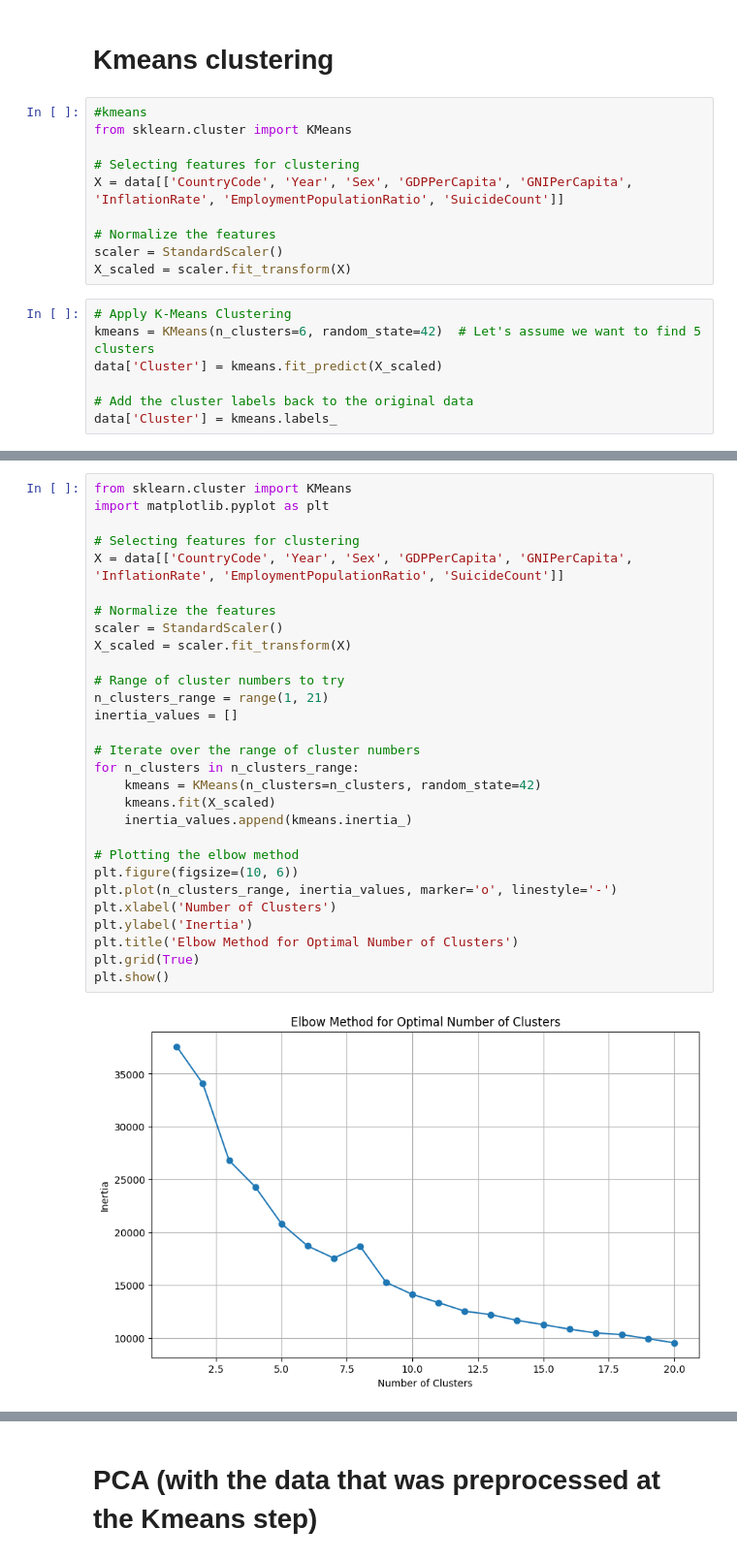
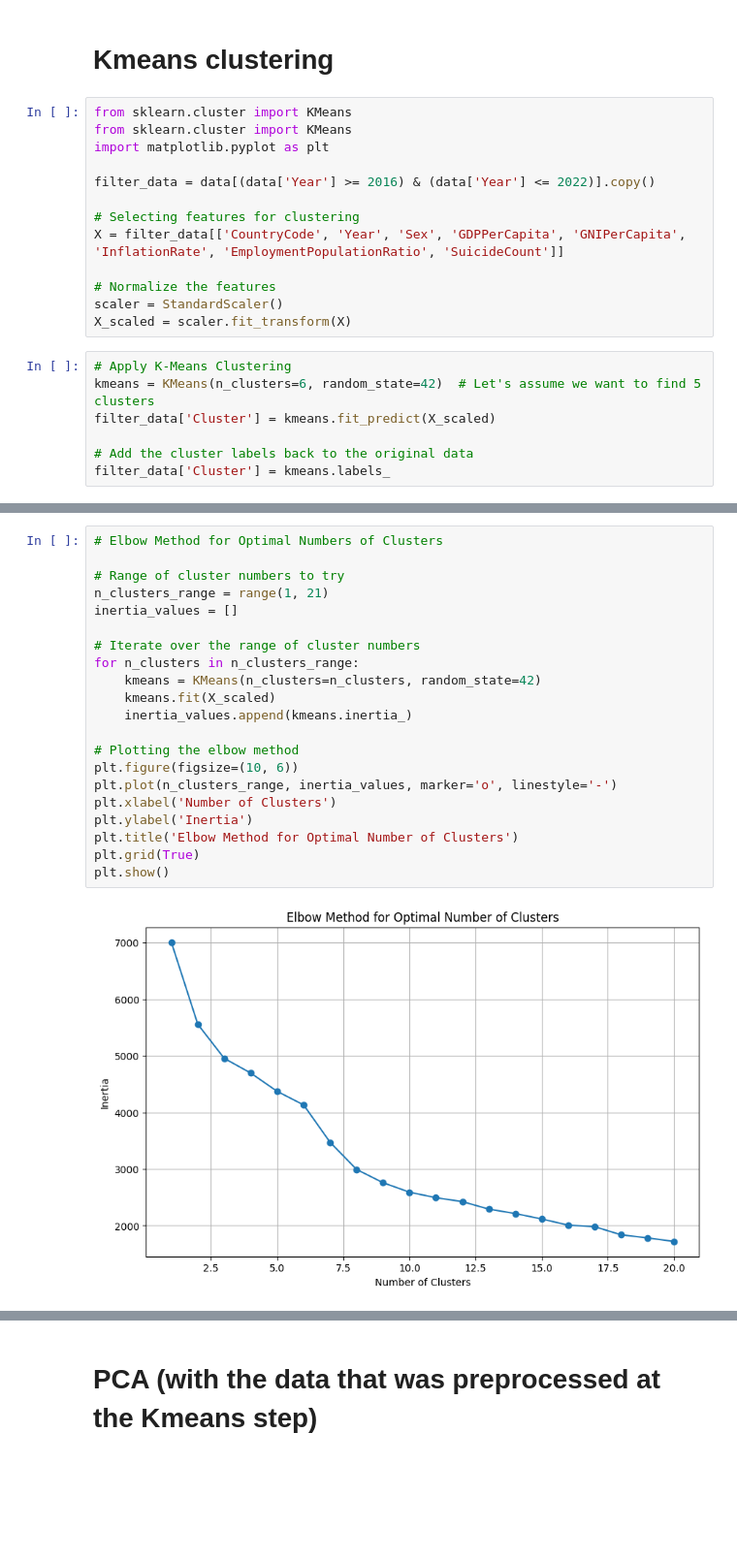
Before and after one commit to izabelakalenik/Data-engineering-project, a Jupyter notebook: Data_Engineering_Project.ipynb, the cells around one changed output, grey strips where cells are left out. Shown at 97% size. Drawn from its saved outputs; the diff is of its cells as text; blank space fills up the shorter version.

```diff
--- a/Data_Engineering_Project.ipynb
+++ b/Data_Engineering_Project.ipynb
@@ -319,11 +225,14 @@ ValueError: Classification metrics can't handle a mix of multiclass and continuo
 # %% [markdown]
 # Kmeans clustering
 # %%
-#kmeans
 from sklearn.cluster import KMeans
+from sklearn.cluster import KMeans
+import matplotlib.pyplot as plt
+
+filter_data = data[(data['Year'] >= 2016) & (data['Year'] <= 2022)].copy()
 
 # Selecting features for clustering
-X = data[['CountryCode', 'Year', 'Sex', 'GDPPerCapita', 'GNIPerCapita', 'InflationRate', 'EmploymentPopulationRatio', 'SuicideCount']]
+X = filter_data[['CountryCode', 'Year', 'Sex', 'GDPPerCapita', 'GNIPerCapita', 'InflationRate', 'EmploymentPopulationRatio', 'SuicideCount']]
 
 # Normalize the features
 scaler = StandardScaler()
@@ -331,7 +240,7 @@ X_scaled = scaler.fit_transform(X)
 # %%
 # Apply K-Means Clustering
 kmeans = KMeans(n_clusters=6, random_state=42)  # Let's assume we want to find 5 clusters
-data['Cluster'] = kmeans.fit_predict(X_scaled)
+filter_data['Cluster'] = kmeans.fit_predict(X_scaled)
 
 # Add the cluster labels back to the original data
-data['Cluster'] = kmeans.labels_
+filter_data['Cluster'] = kmeans.labels_
@@ -338,31 +334,23 @@ data['Cluster'] = kmeans.labels_
 # %%
-from sklearn.cluster import KMeans
-import matplotlib.pyplot as plt
-
-# Selecting features for clustering
-X = data[['CountryCode', 'Year', 'Sex', 'GDPPerCapita', 'GNIPerCapita', 'InflationRate', 'EmploymentPopulationRatio', 'SuicideCount']]
-
-# Normalize the features
-scaler = StandardScaler()
-X_scaled = scaler.fit_transform(X)
+# Elbow Method for Optimal Numbers of Clusters
 
 # Range of cluster numbers to try
 n_clusters_range = range(1, 21)
 inertia_values = []
 
 # Iterate over the range of cluster numbers
 for n_clusters in n_clusters_range:
     kmeans = KMeans(n_clusters=n_clusters, random_state=42)
     kmeans.fit(X_scaled)
     inertia_values.append(kmeans.inertia_)
 
 # Plotting the elbow method
 plt.figure(figsize=(10, 6))
 plt.plot(n_clusters_range, inertia_values, marker='o', linestyle='-')
 plt.xlabel('Number of Clusters')
 plt.ylabel('Inertia')
 plt.title('Elbow Method for Optimal Number of Clusters')
 plt.grid(True)
 plt.show()
 # %% [output]
-[figure, old version]
+[figure, new version]
```
Also changed, not shown: parts of 8 cells of this notebook, 3 other files.
